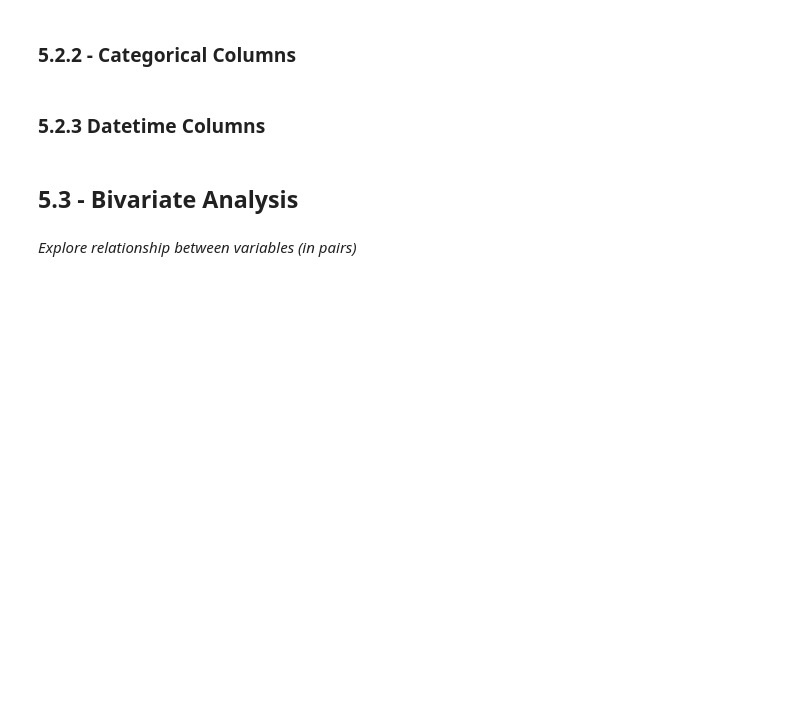
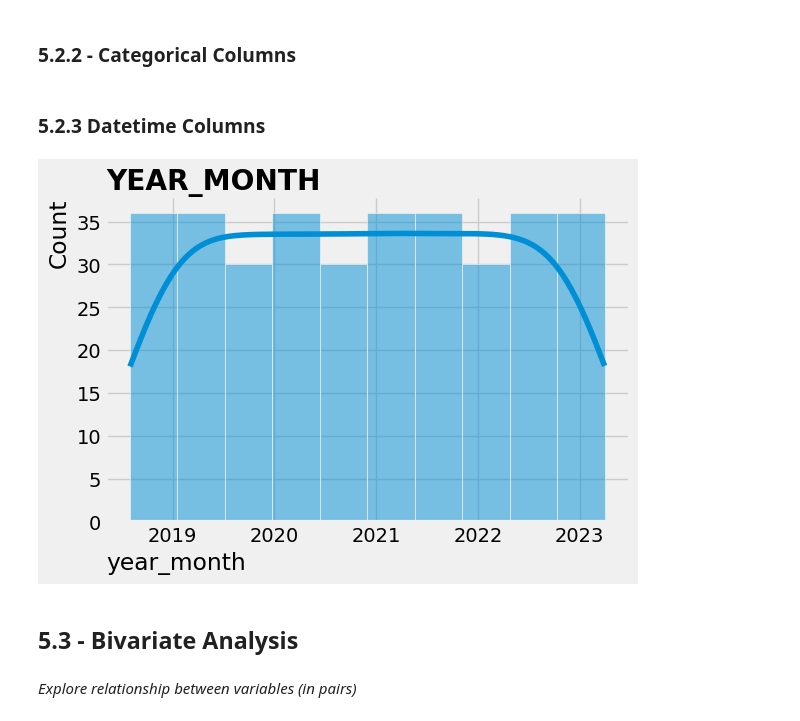
Before and after one commit to OmdenaAI/sao-paulo-chapter-passenger-demand, a Jupyter notebook: src/tasks/task_3_model_training_validation/0.0_gustavo-cunha_first_iteration.ipynb, the cells around one changed output. Saved outputs shown, nothing was run; the diff lists cells and outputs as text; code cells hidden in the pictures; blank space fills up the shorter version.

```diff
--- a/src/tasks/task_3_model_training_validation/0.0_gustavo-cunha_first_iteration.ipynb
+++ b/src/tasks/task_3_model_training_validation/0.0_gustavo-cunha_first_iteration.ipynb
@@ -544,13 +560,30 @@ numerical_plot(df_eda_num, hist=False)
 # %% [markdown]
 ### 5.2.2 - Categorical Columns
 # %%
-# plot categorical columns for base data
-categorical_plot(df_eda_str)
+# iterate over categorical columns
+for col in df_eda_str.columns.tolist():
+    # create a figure object
+    fig = plt.figure(figsize=(7, 5))
+
+    # plot histogram and boxplot
+    sns.barplot(x=col, data=df_eda_str)
+    # define plot details
+    plt.title(f"{col.upper()}")
+    plt.show()
 # %% [markdown]
 ### 5.2.3 Datetime Columns
 # %%
-# plot datetime columns for base data
-datetime_plot(df_eda_date)
+# iterate over numeric columns
+for col in df_eda_date.columns.tolist():
+    # create a figure object
+    fig = plt.figure(figsize=(6, 4))
+    # plot histogram and boxplot
+    sns.histplot(x=col, data=df_eda_date, kde=True)
+    # define plot details
+    plt.title(f"{col.upper()}")
+    plt.show()
+# %% [output]
+[figure, added]
 # %% [markdown]
 ## 5.3 - Bivariate Analysis
 # %% [markdown]
```
Also changed, not shown: parts of 42 cells of this notebook.
